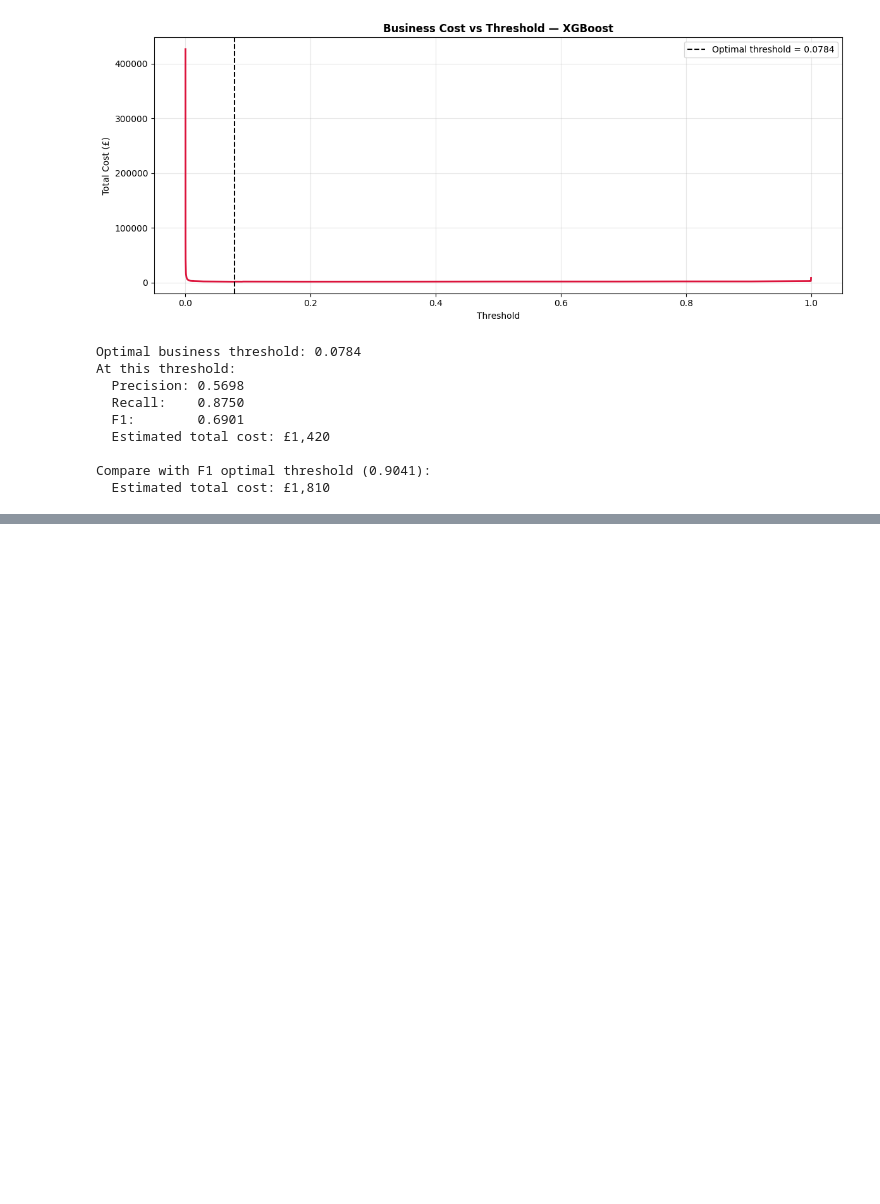
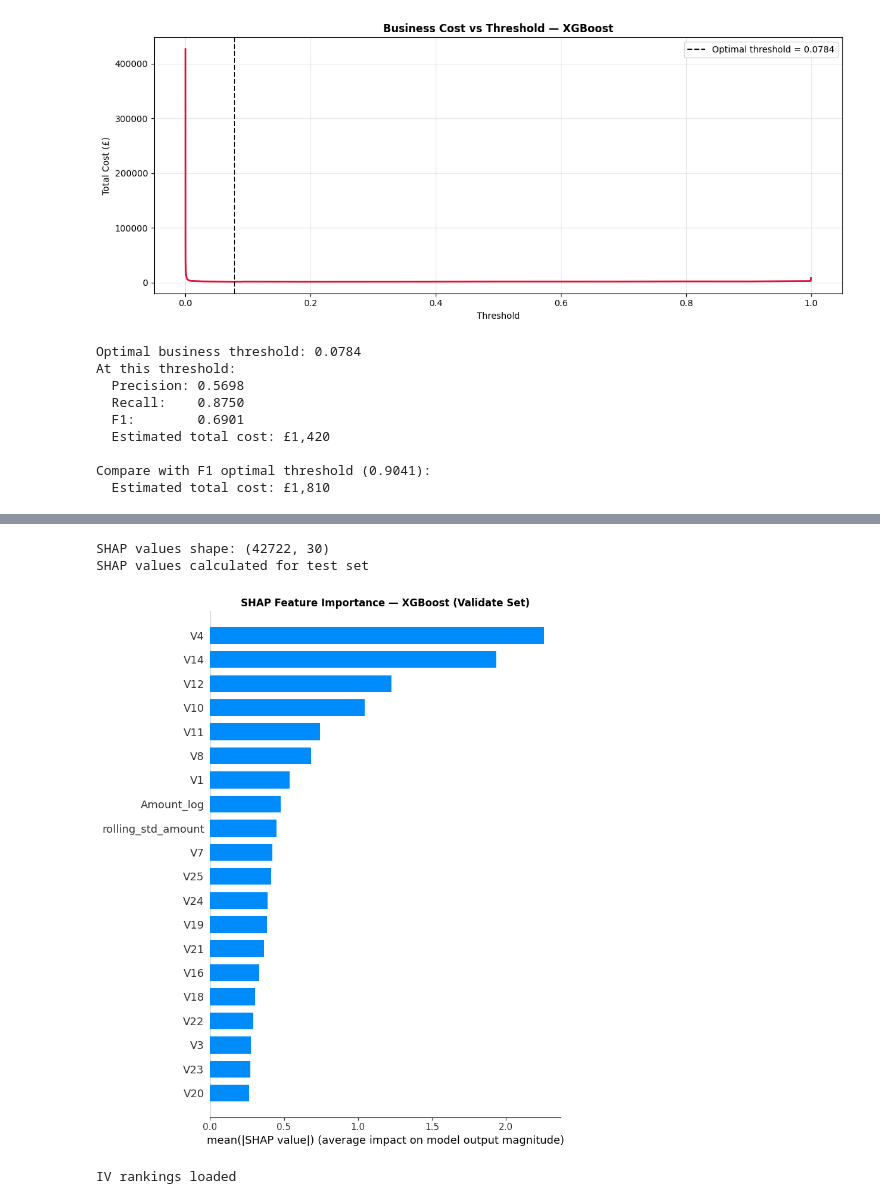
Before and after one commit to korede-folarin/fraud-detection-ml, a Jupyter notebook: notebooks/05_evaluation.ipynb, the cells around one changed output, grey strips where cells are left out. Drawn from its saved outputs; the diff is of its cells as text; code cells hidden in the pictures; blank space fills up the shorter version.

Commit message:
evaluation notebook complete - KS, AUPRC, F1, SHAP, confusion matrix, business threshold

```diff
--- a/notebooks/05_evaluation.ipynb
+++ b/notebooks/05_evaluation.ipynb
@@ -352,0 +458,32 @@ Compare with F1 optimal threshold (0.9041):
+# %%
+import shap
+explainer = shap.TreeExplainer(xgb_model)
+shap_values = explainer.shap_values(X_test)
+
+print(f"SHAP values shape: {shap_values.shape}")
+print("SHAP values calculated for test set")
+# %% [output]
+SHAP values shape: (42722, 30)
+SHAP values calculated for test set
+# %%
+# SHAP summary plot — global feature importance with direction
+plt.figure(figsize=(10, 10))
+shap.summary_plot(shap_values, X_validate,
+                  plot_type='bar',
+                  show=False)
+plt.title('SHAP Feature Importance — XGBoost (Validate Set)',
+          fontweight='bold')
+plt.tight_layout()
+plt.show()
+# %% [output]
+[figure, added]
+# %%
+# load IV rankings saved from feature engineering notebook
+iv_df = pd.read_csv('../models/iv_rankings.csv', index_col=0)
+
+# filter to only features in our final feature set
+iv_df = iv_df[iv_df.index.isin(X_validate.columns)]
+
+print("IV rankings loaded ")
+# %% [output]
+IV rankings loaded
```
Also changed, not shown: parts of 10 cells of this notebook, 4 other files.
